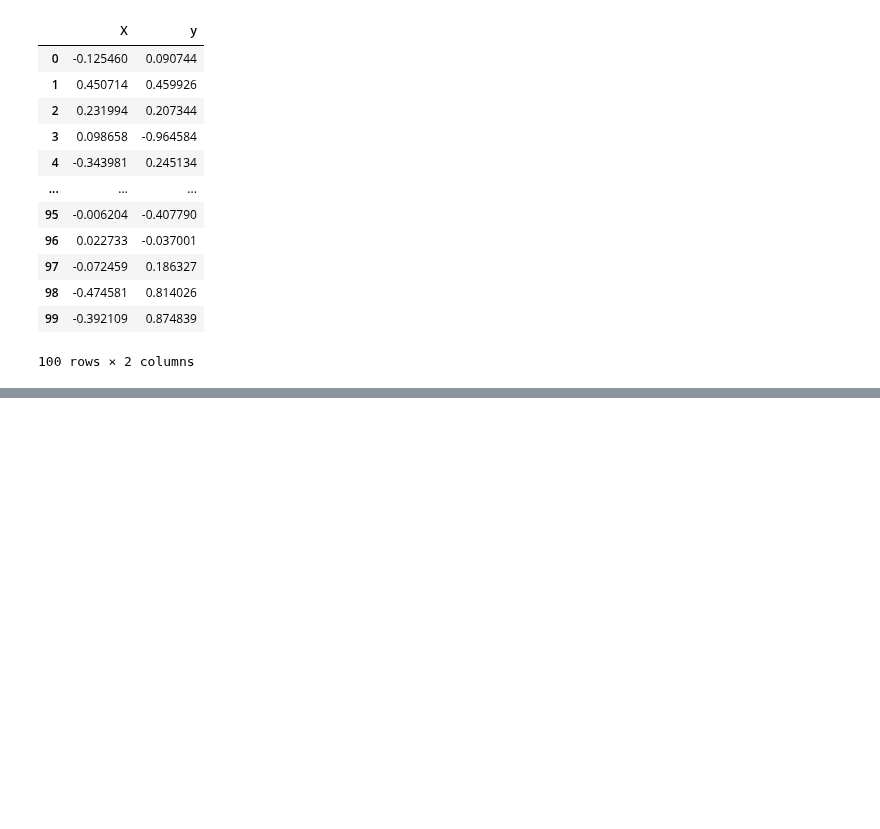
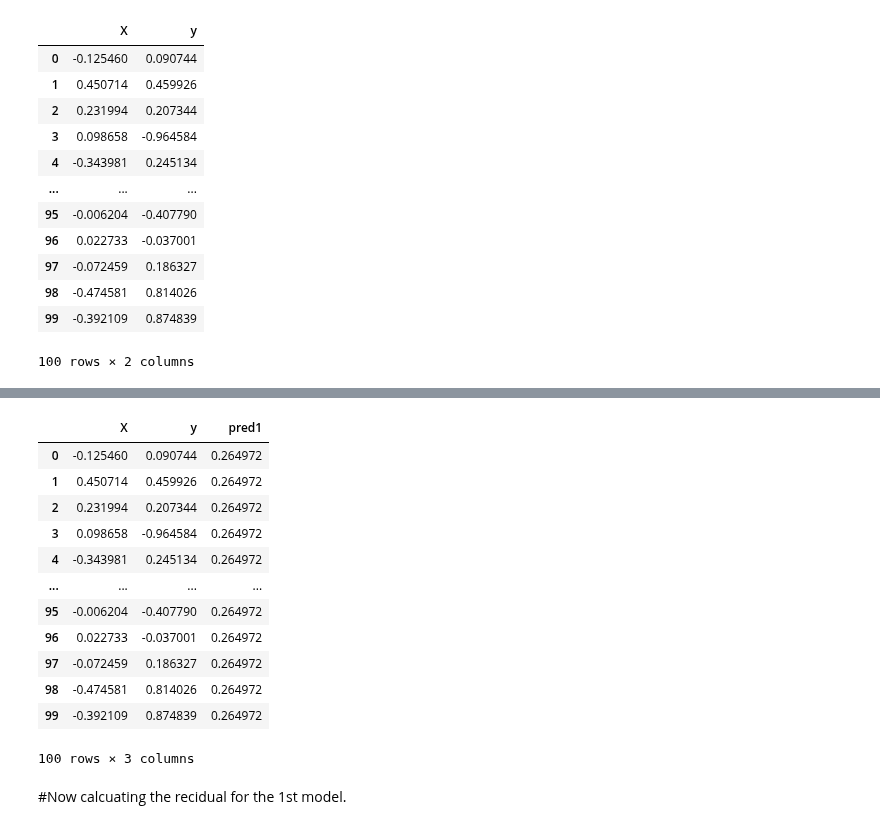
Before and after one commit to rocket0l4/ML-files, a Jupyter notebook: Gradient_boost_.ipynb, the cells around one changed output, grey strips where cells are left out. Saved outputs shown, nothing was run; the diff lists cells and outputs as text; code cells hidden in the pictures; blank space fills up the shorter version.

```diff
--- a/Gradient_boost_.ipynb
+++ b/Gradient_boost_.ipynb
@@ -31,0 +44,18 @@ df
+# %%
+df
+# %% [output]
+|  | X | y | pred1 |
+| 0 | -0.125460 | 0.090744 | 0.264972 |
+| 1 | 0.450714 | 0.459926 | 0.264972 |
+| 2 | 0.231994 | 0.207344 | 0.264972 |
+| 3 | 0.098658 | -0.964584 | 0.264972 |
+| 4 | -0.343981 | 0.245134 | 0.264972 |
+| ... | ... | ... | ... |
+| 95 | -0.006204 | -0.407790 | 0.264972 |
+| 96 | 0.022733 | -0.037001 | 0.264972 |
+| 97 | -0.072459 | 0.186327 | 0.264972 |
+| 98 | -0.474581 | 0.814026 | 0.264972 |
+| 99 | -0.392109 | 0.874839 | 0.264972 |
+100 rows × 3 columns
+# %% [markdown]
+#Now calcuating the recidual for the 1st model.
```
Also changed, not shown: parts of 4 cells of this notebook.
